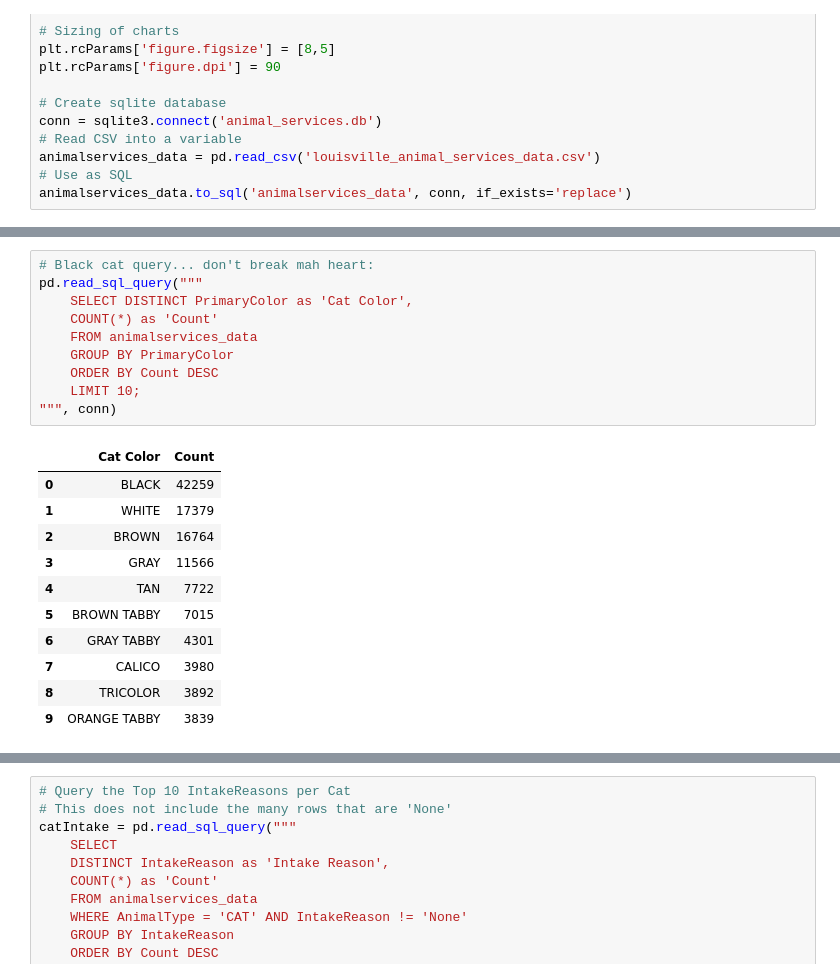
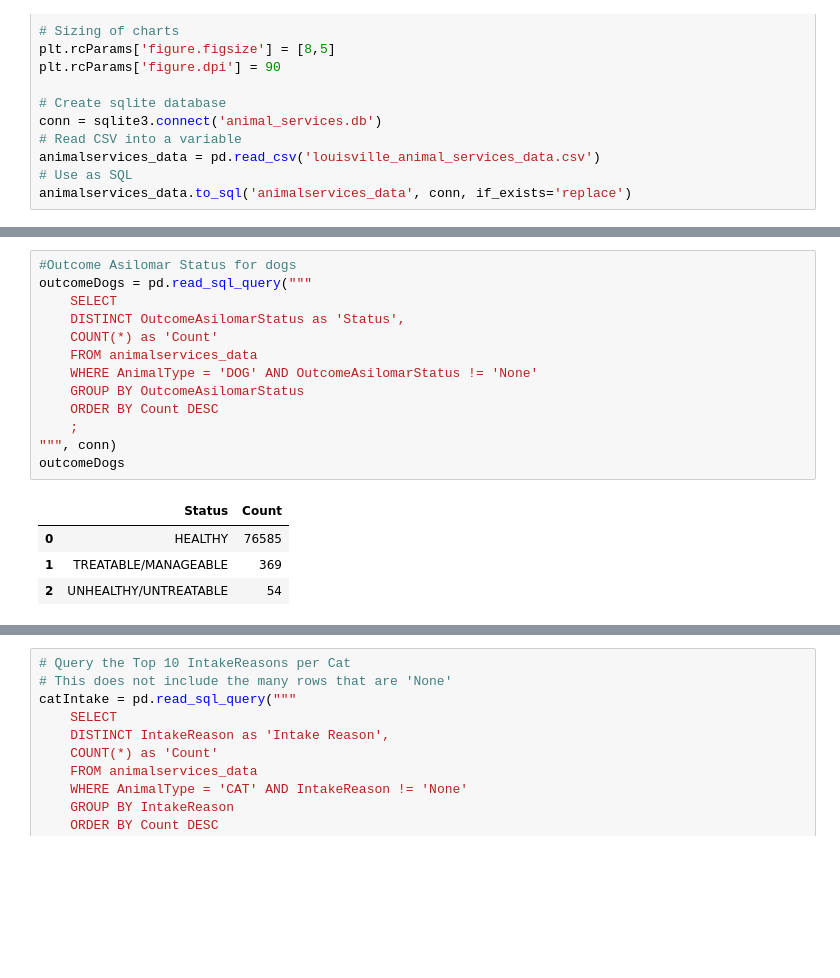
Before and after one commit to kangacopter/animalServicesAnalysis, a Jupyter notebook: AnimalServicesAnalysis.ipynb, the cells around one changed output, grey strips where cells are left out. Drawn from its saved outputs; the diff is of its cells as text; blank space fills up the shorter version.

```diff
--- a/AnimalServicesAnalysis.ipynb
+++ b/AnimalServicesAnalysis.ipynb
@@ -67,22 +128,18 @@ pd.read_sql_query("""
 # %%
-# Black cat query... don't break mah heart:
-pd.read_sql_query("""
-    SELECT DISTINCT PrimaryColor as 'Cat Color',
+#Outcome Asilomar Status for dogs
+outcomeDogs = pd.read_sql_query("""
+    SELECT
+    DISTINCT OutcomeAsilomarStatus as 'Status',
     COUNT(*) as 'Count'
     FROM animalservices_data
-    GROUP BY PrimaryColor
+    WHERE AnimalType = 'DOG' AND OutcomeAsilomarStatus != 'None'
+    GROUP BY OutcomeAsilomarStatus
     ORDER BY Count DESC
-    LIMIT 10;
+    ;
 """, conn)
+outcomeDogs
 # %% [output]
-|  | Cat Color | Count |
-| 0 | BLACK | 42259 |
-| 1 | WHITE | 17379 |
-| 2 | BROWN | 16764 |
-| 3 | GRAY | 11566 |
-| 4 | TAN | 7722 |
-| 5 | BROWN TABBY | 7015 |
-| 6 | GRAY TABBY | 4301 |
-| 7 | CALICO | 3980 |
-| 8 | TRICOLOR | 3892 |
-| 9 | ORANGE TABBY | 3839 |
+|  | Status | Count |
+| 0 | HEALTHY | 76585 |
+| 1 | TREATABLE/MANAGEABLE | 369 |
+| 2 | UNHEALTHY/UNTREATABLE | 54 |
```
Also changed, not shown: parts of 28 cells of this notebook, 2 other files.
